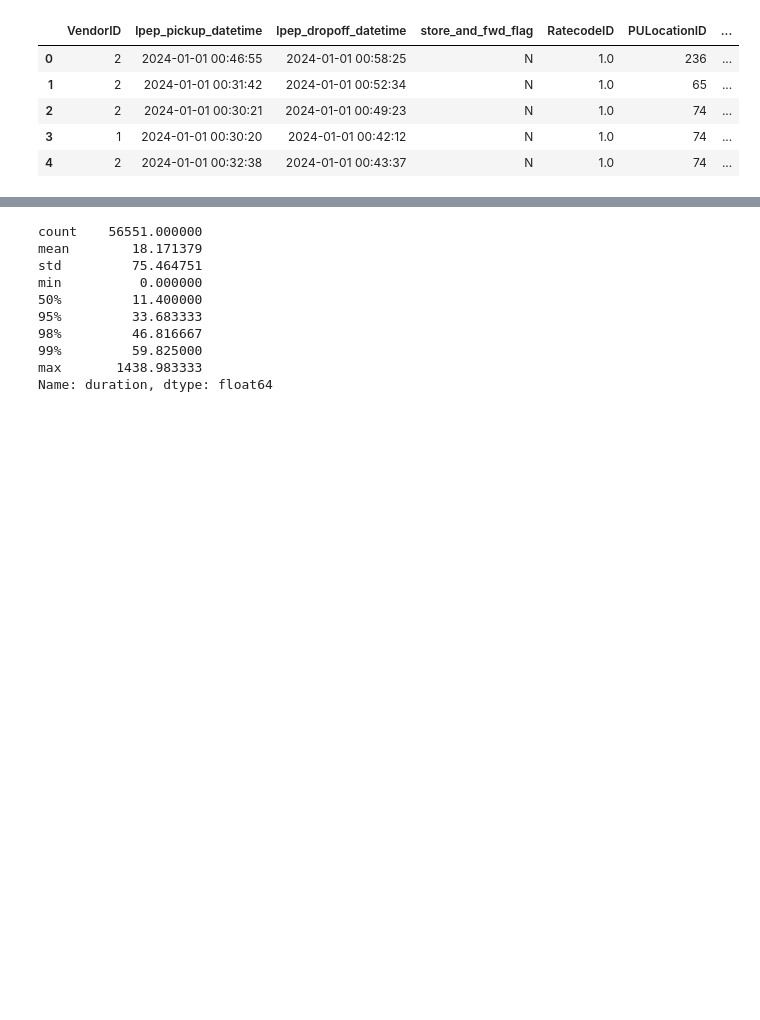
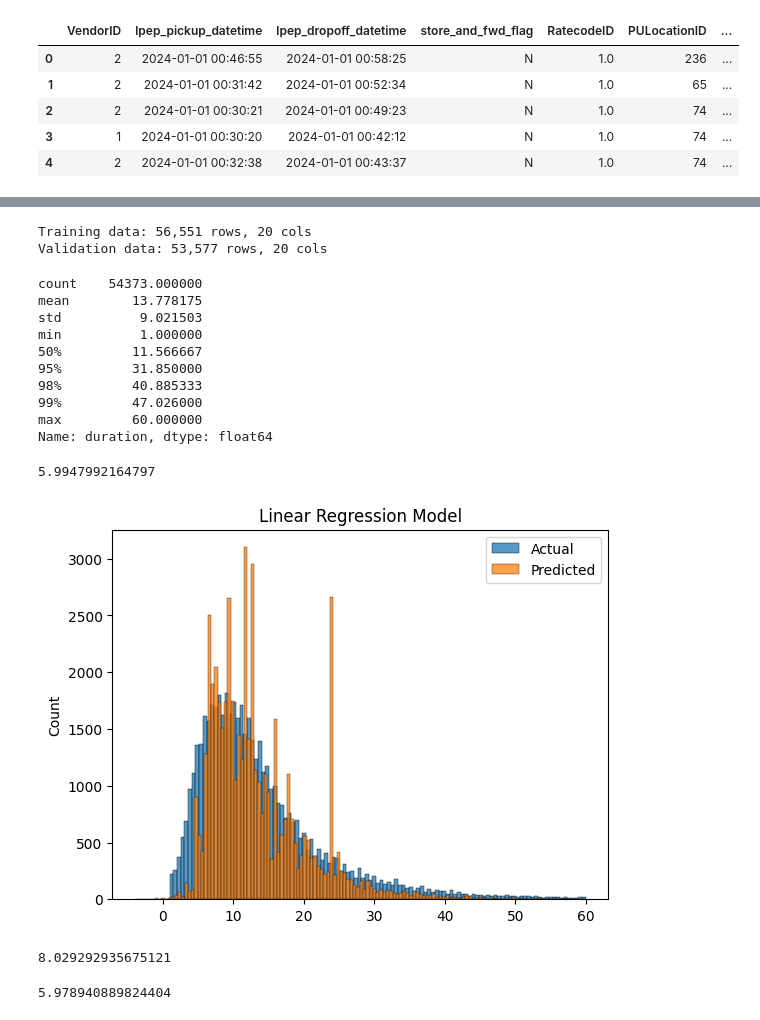
Before and after one commit to varshakirani/mlops-taxi, a Jupyter notebook: notebooks/ride_duration.ipynb, the cells around one changed output, grey strips where cells are left out. Cells and saved outputs as stored; diff of their text form; code cells hidden in the pictures; blank space fills up the shorter version.

Commit message:
training basic model end to end

```diff
--- a/notebooks/ride_duration.ipynb
+++ b/notebooks/ride_duration.ipynb
@@ -27,13 +53,73 @@ df["duration"] = df["duration"].apply(lambda td: td.total_seconds()/60)
+# %%
+print(f"Training data: {df_train.shape[0]:,} rows, {df_train.shape[1]:,} cols")
+print(f"Validation data: {df_val.shape[0]:,} rows, {df_val.shape[1]:,} cols")
+# %% [output]
+Training data: 56,551 rows, 20 cols
+Validation data: 53,577 rows, 20 cols
+# %%
+# Apply preprocessing
+
+df_train = preprocess_df(df_train)
+df_val = preprocess_df(df_val)
 # %%
-df["duration"].describe(percentiles=[0.95,0.98,0.99])
+df_train["duration"].describe(percentiles=[0.95,0.98,0.99])
 # %% [output]
-count    56551.000000
-mean        18.171379
-std         75.464751
-min          0.000000
-50%         11.400000
-95%         33.683333
-98%         46.816667
-99%         59.825000
-max       1438.983333
+count    54373.000000
+mean        13.778175
+std          9.021503
+min          1.000000
+50%         11.566667
+95%         31.850000
+98%         40.885333
+99%         47.026000
+max         60.000000
 Name: duration, dtype: float64
+# %%
+categorical = ["PU_DO"]#"PULocationID", "DOLocationID"]
+numerical = ["trip_distance"]
+
+train_dicts = df_train[categorical + numerical].to_dict(orient='records')
+val_dicts = df_val[categorical + numerical].to_dict(orient="records")
+
+dv = DictVectorizer()
+X_train = dv.fit_transform(train_dicts)
+X_val = dv.transform(val_dicts)
+# %%
+target = "duration"
+y_train = df_train[target].values
+
+y_val = df_val[target].values
+# %%
+lr = LinearRegression()
+lr.fit(X_train, y_train)
+
+y_pred = lr.predict(X_val)
+
+root_mean_squared_error(y_val, y_pred)
+# %% [output]
+5.9947992164797
+# %%
+sns.histplot(y_val, label="Actual")
+sns.histplot(y_pred, label="Predicted")
+plt.legend()
+plt.title("Linear Regression Model");
+# %% [output]
+[figure, added]
+# %%
+las = Lasso(alpha=0.01)
+las.fit(X_train, y_train)
+
+y_pred = las.predict(X_val)
+
+root_mean_squared_error(y_val, y_pred)
+# %% [output]
+8.029292935675121
+# %%
+rid = Ridge()
+rid.fit(X_train, y_train)
+
+y_pred = rid.predict(X_val)
+
+root_mean_squared_error(y_val, y_pred)
+# %% [output]
+5.978940889824404
```
Also changed, not shown: parts of 12 cells of this notebook, 1 other file.
